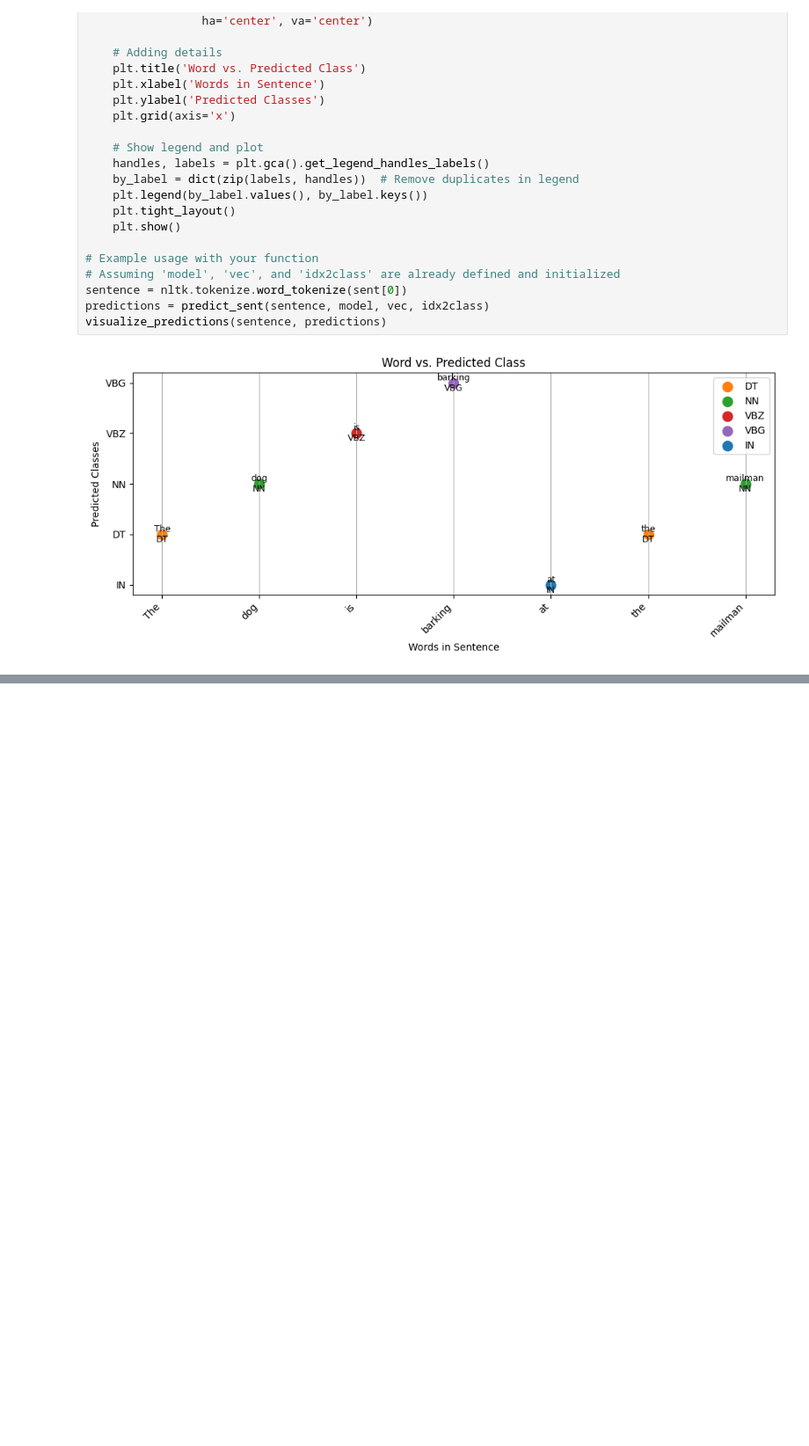
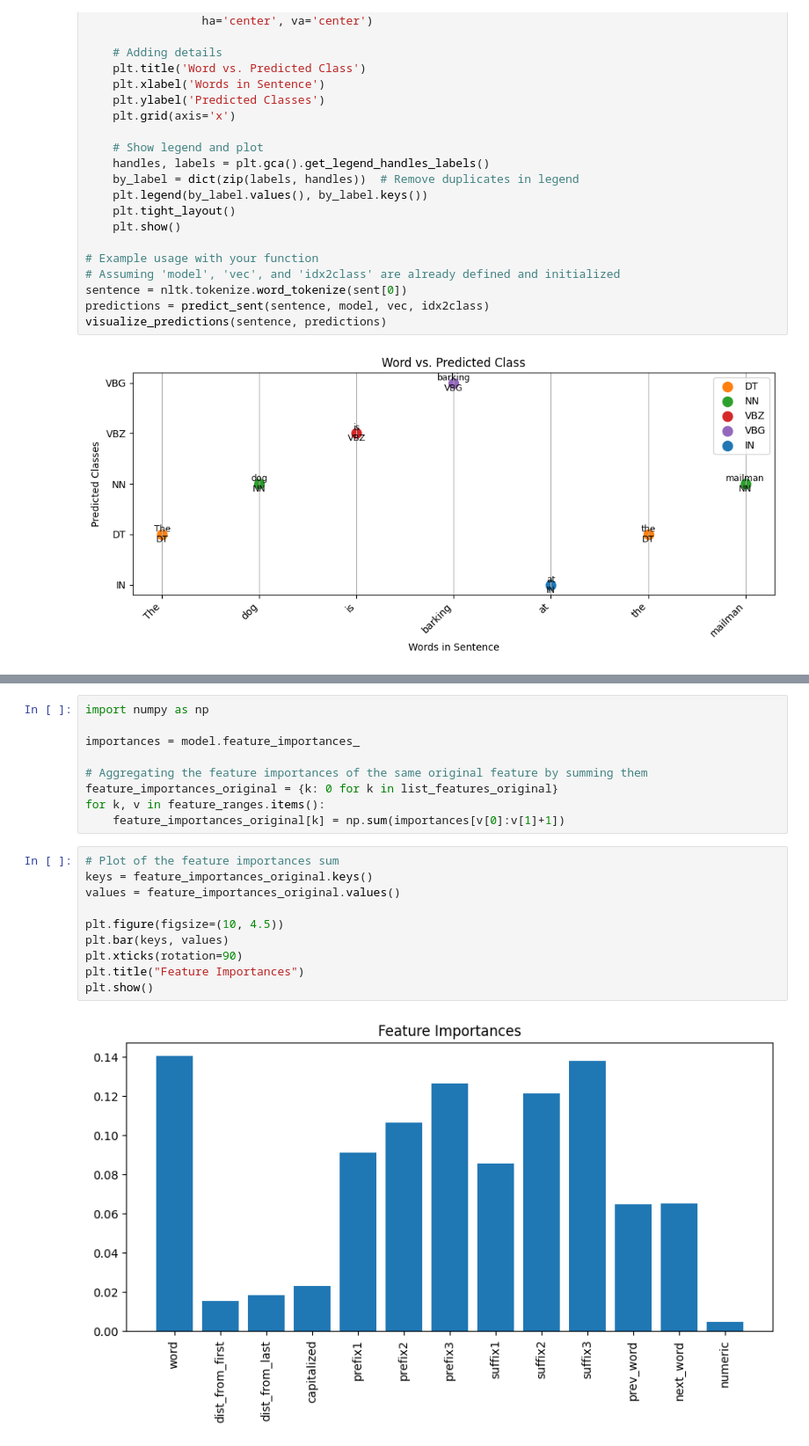
Before and after one commit to NilBiescas/NLP, a Jupyter notebook: exxercises_day3/exercise3.ipynb, the cells around one changed output, grey strips where cells are left out. Shown: that part at 88% size. Cells and saved outputs as stored; diff of their text form; blank space fills up the shorter version.

Commit message:
Added feature importances, using the model ones

```diff
--- a/exxercises_day3/exercise3.ipynb
+++ b/exxercises_day3/exercise3.ipynb
@@ -278,0 +281,21 @@ visualize_predictions(sentence, predictions)
+# %%
+import numpy as np
+
+importances = model.feature_importances_
+
+# Aggregating the feature importances of the same original feature by summing them
+feature_importances_original = {k: 0 for k in list_features_original}
+for k, v in feature_ranges.items():
+    feature_importances_original[k] = np.sum(importances[v[0]:v[1]+1])
+# %%
+# Plot of the feature importances sum
+keys = feature_importances_original.keys()
+values = feature_importances_original.values()
+
+plt.figure(figsize=(10, 4.5))
+plt.bar(keys, values)
+plt.xticks(rotation=90)
+plt.title("Feature Importances")
+plt.show()
+# %% [output]
+[figure, added]
```
Also changed, not shown: parts of 4 cells of this notebook.
